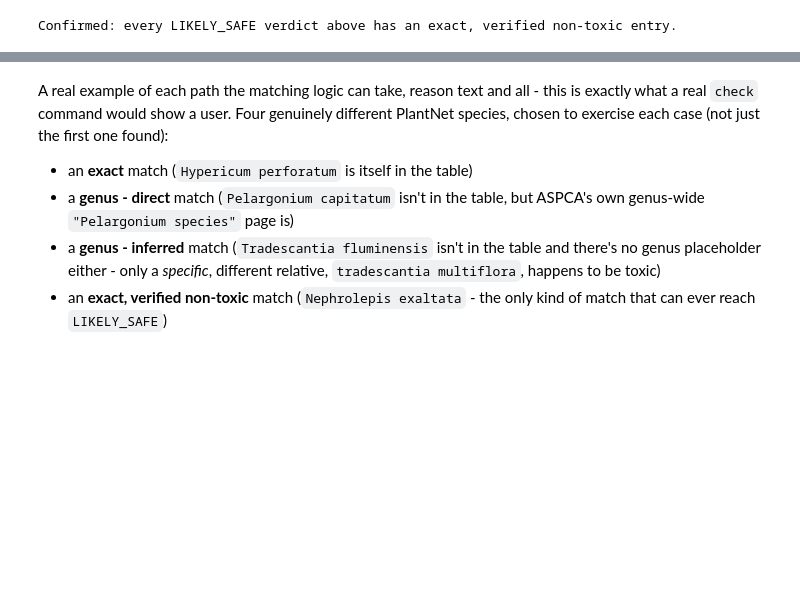
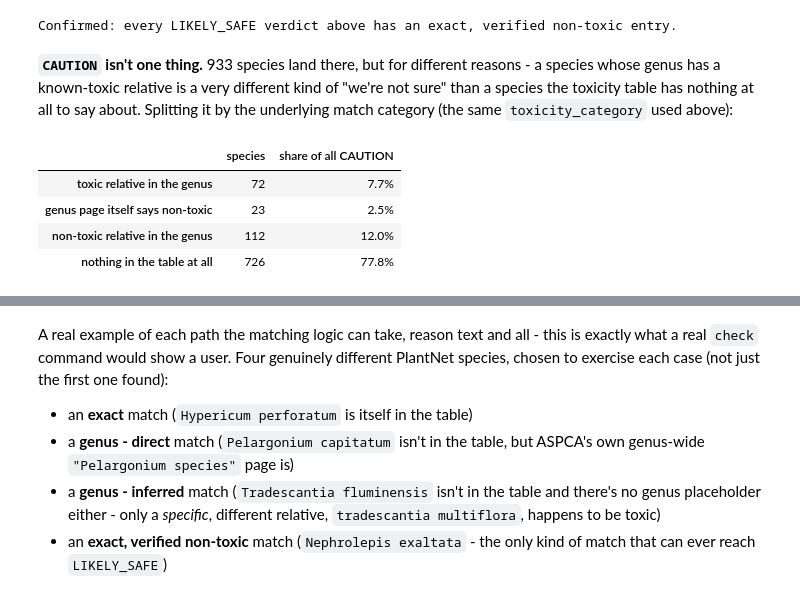
Before and after one commit to carltoast/purr-ceptron, a Jupyter notebook: notebooks/00_project_overview.ipynb, the cells around one changed output, grey strips where cells are left out. Cells and saved outputs as stored; diff of their text form; code cells hidden in the pictures; blank space fills up the shorter version.

```diff
--- a/notebooks/00_project_overview.ipynb
+++ b/notebooks/00_project_overview.ipynb
@@ -324,3 +314,35 @@ print("Confirmed: every LIKELY_SAFE verdict above has an exact, verified non-tox
 # %% [output]
 [figure]
 Confirmed: every LIKELY_SAFE verdict above has an exact, verified non-toxic entry.
+# %% [markdown]
+**`CAUTION` isn't one thing.** 933 species land there, but for
+different reasons - a species whose genus has a known-toxic relative
+is a very different kind of "we're not sure" than a species the
+toxicity table has nothing at all to say about. Splitting it by the
+underlying match category (the same ``toxicity_category`` used above):
+# %%
+toxicity_index = build_toxicity_index(toxicity_table)
+caution_reasons = collections.Counter()
+for name in species_names:
+    v = assess([Prediction(name, 1.0)], toxicity_table)
+    if v.status is Status.CAUTION:
+        caution_reasons[toxicity_category(lookup_toxicity(name, toxicity_index))] += 1
+
+CAUTION_LABELS = {
+    "genus - toxic (inferred)": "toxic relative in the genus",
+    "genus - non-toxic (direct)": "genus page itself says non-toxic",
+    "genus - non-toxic (inferred)": "non-toxic relative in the genus",
+    "no match": "nothing in the table at all",
+}
+caution_df = pd.DataFrame(
+    {"species": [caution_reasons.get(cat, 0) for cat in CAUTION_LABELS]},
+    index=[CAUTION_LABELS[cat] for cat in CAUTION_LABELS],
+)
+caution_df["share of all CAUTION"] = (caution_df["species"] / caution_df["species"].sum()).map("{:.1%}".format)
+caution_df
+# %% [output]
+|  | species | share of all CAUTION |
+| toxic relative in the genus | 72 | 7.7% |
+| genus page itself says non-toxic | 23 | 2.5% |
+| non-toxic relative in the genus | 112 | 12.0% |
+| nothing in the table at all | 726 | 77.8% |
```
Also changed, not shown: parts of 4 cells of this notebook.
